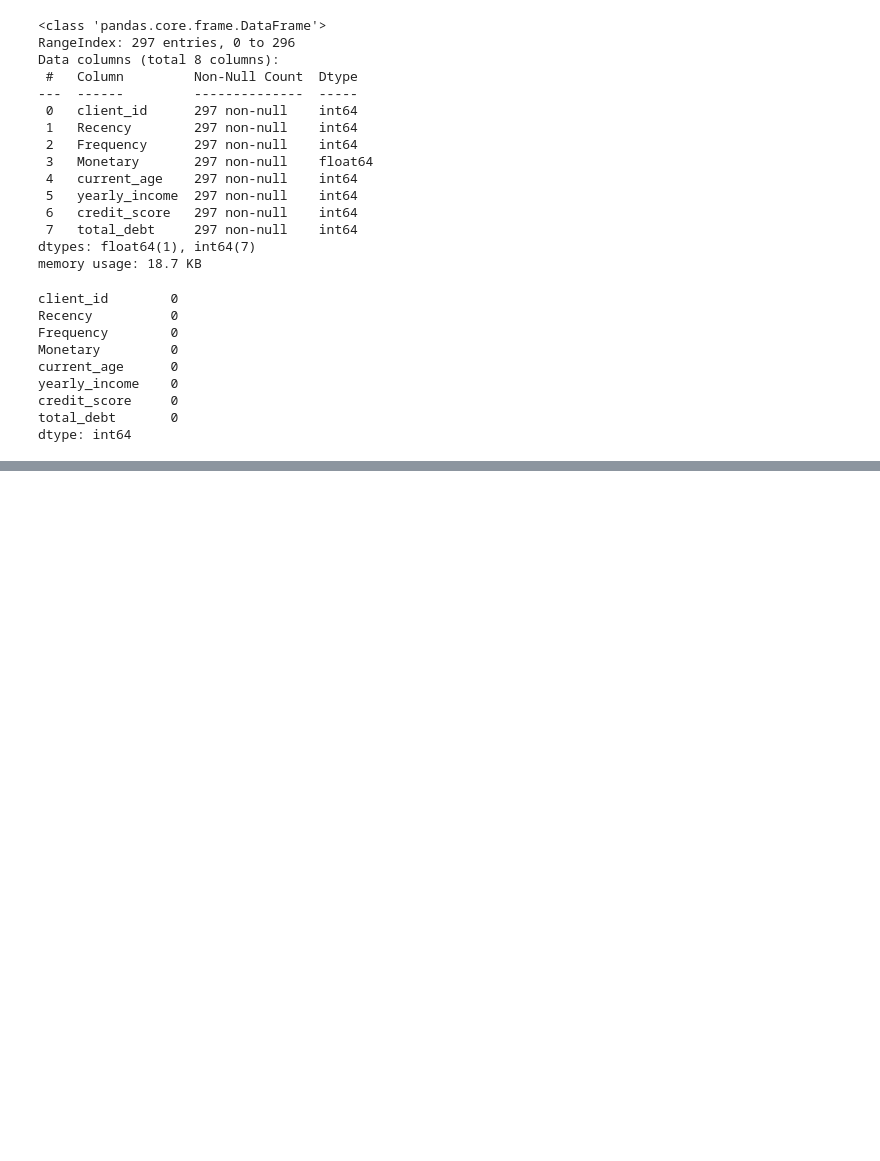
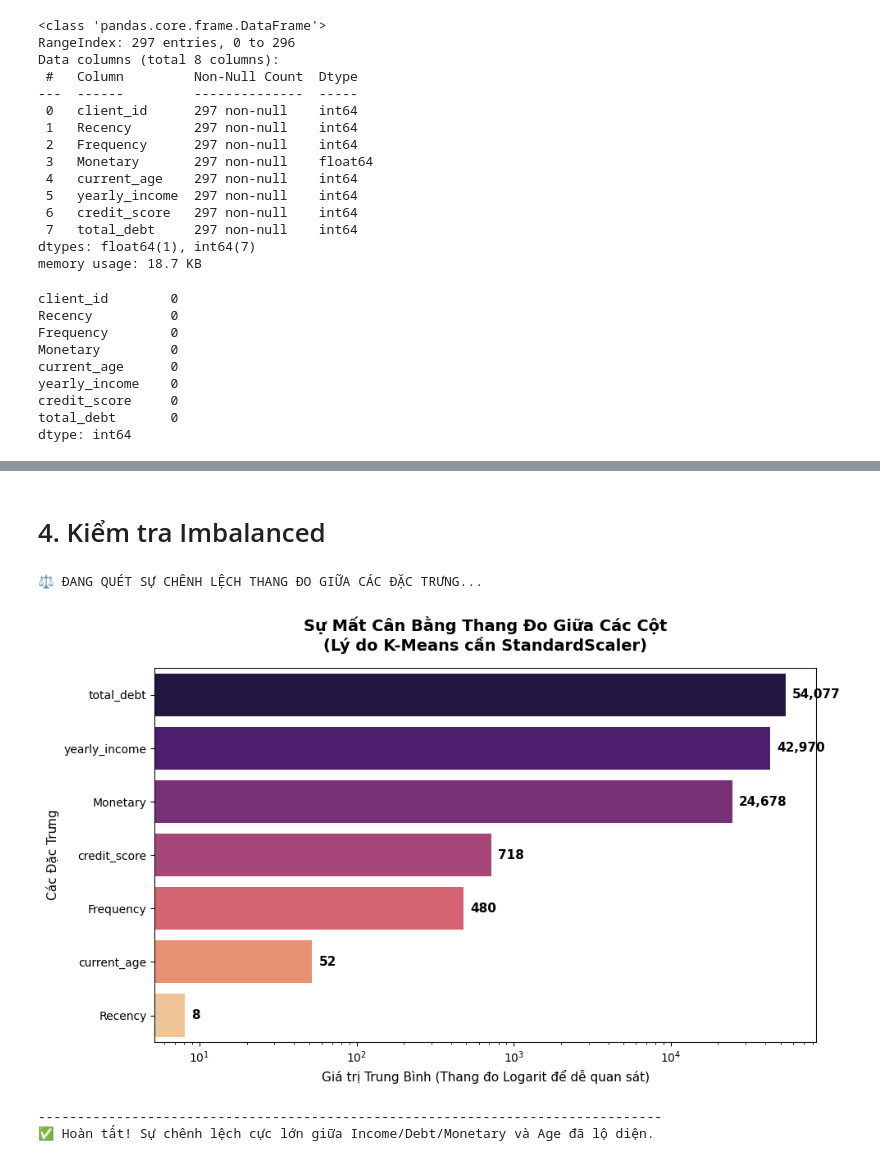
Before and after one commit to PhucBinhhh/DACS_2026, a Jupyter notebook: source_code/02_KMeans_Modeling.ipynb, the cells around one changed output, grey strips where cells are left out. Drawn from its saved outputs; the diff is of its cells as text; code cells hidden in the pictures; blank space fills up the shorter version.

```diff
--- a/source_code/02_KMeans_Modeling.ipynb
+++ b/source_code/02_KMeans_Modeling.ipynb
@@ -68,0 +265,58 @@ dtype: int64
+# %% [markdown]
+# 4. Kiểm tra Imbalanced
+# %%
+# ==============================================================================
+# KIỂM TRA SỰ MẤT CÂN BẰNG THANG ĐO (SCALE IMBALANCE)
+# Mục đích: Chứng minh sự chênh lệch đơn vị tính để chuẩn bị cho StandardScaler
+# ==============================================================================
+import pandas as pd
+import numpy as np
+import matplotlib.pyplot as plt
+import seaborn as sns
+import warnings
+warnings.filterwarnings('ignore')
+
+print("⚖️ ĐANG QUÉT SỰ CHÊNH LỆCH THANG ĐO GIỮA CÁC ĐẶC TRƯNG...\n")
+
+# 1. Lấy các cột số cần chạy K-Means (bỏ client_id)
+num_cols = df_master.select_dtypes(include=[np.number]).columns
+cols_to_plot = [col for col in num_cols if col != 'client_id']
+
+# 2. Tính giá trị trung bình của từng cột để so sánh quy mô
+means = df_master[cols_to_plot].mean().sort_values(ascending=False)
+
+# 3. Trực quan hóa bằng biểu đồ cột ngang
+plt.figure(figsize=(10, 6))
+
+# Vẽ Barplot
+ax = sns.barplot(x=means.values, y=means.index, palette='magma')
+
+# Trang trí
+plt.title('Sự Mất Cân Bằng Thang Đo Giữa Các Cột\n(Lý do K-Means cần StandardScaler)',
+          fontsize=14, fontweight='bold', pad=15)
+plt.xlabel('Giá trị Trung Bình (Thang đo Logarit để dễ quan sát)', fontsize=11)
+plt.ylabel('Các Đặc Trưng', fontsize=11)
+
+# Chuyển trục X sang hệ Logarit vì sự chênh lệch quá khủng khiếp
+# (Tiền thì hàng trăm ngàn, Tuổi thì chỉ vài chục)
+plt.xscale('log')
+
+# Hiển thị con số thực tế lên cuối mỗi thanh bar
+for p in ax.patches:
+    width = p.get_width()
+    # Định dạng số có dấu phẩy ngăn cách hàng nghìn
+    plt.text(width + (width * 0.1),
+             p.get_y() + p.get_height() / 2,
+             f'{int(width):,}',
+             va='center', fontsize=11, fontweight='bold', color='black')
+
+plt.tight_layout()
+plt.show()
+
+print("-" * 80)
+print("✅ Hoàn tất! Sự chênh lệch cực lớn giữa Income/Debt/Monetary và Age đã lộ diện.")
+# %% [output]
+⚖️ ĐANG QUÉT SỰ CHÊNH LỆCH THANG ĐO GIỮA CÁC ĐẶC TRƯNG...
+[figure, added]
+--------------------------------------------------------------------------------
+✅ Hoàn tất! Sự chênh lệch cực lớn giữa Income/Debt/Monetary và Age đã lộ diện.
```
Also changed, not shown: parts of 20 cells of this notebook, 1 other file.
